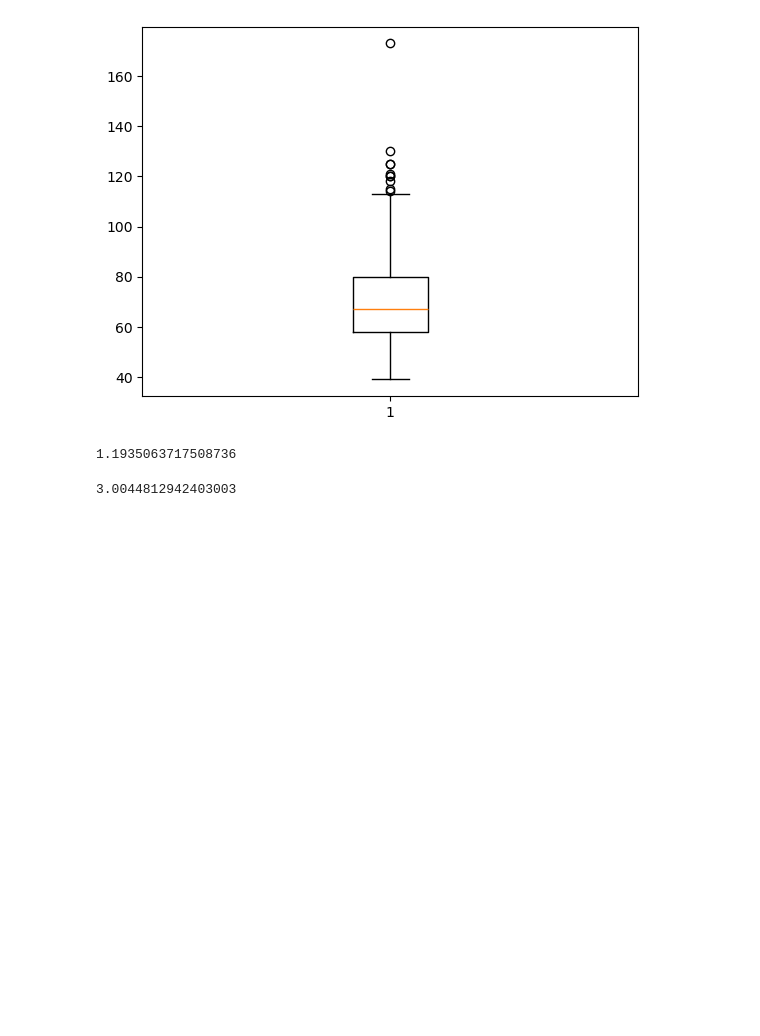
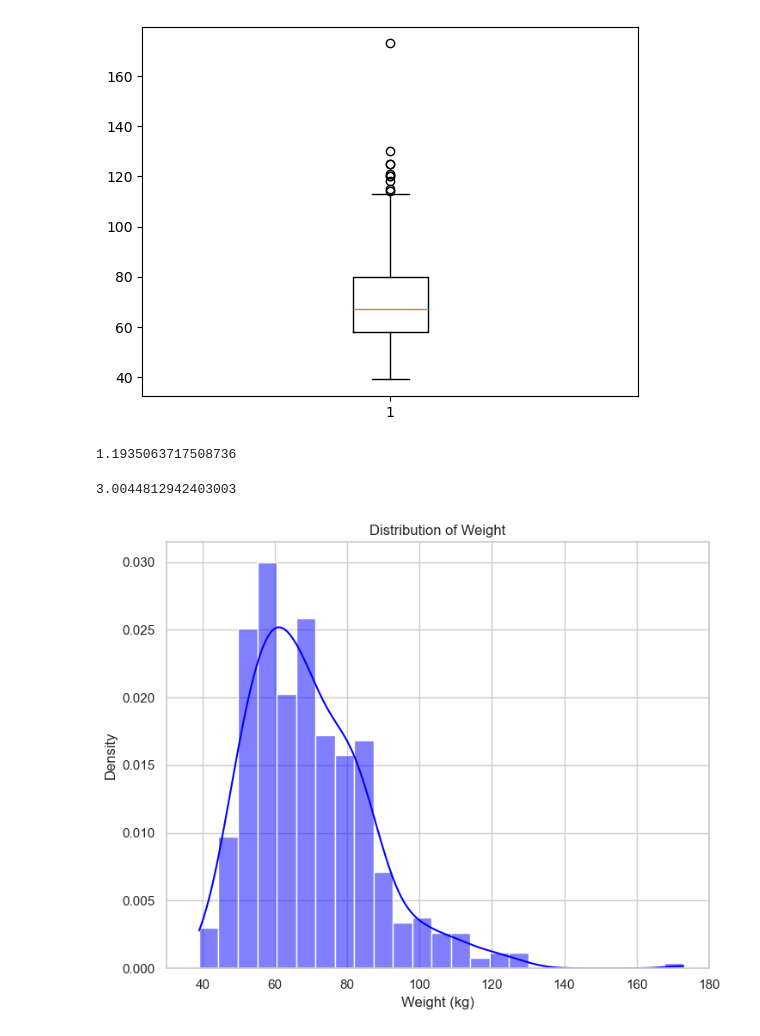
Before and after one commit to 2026365-EduardoFlach/Statistical-Techniques-for-Data-AnalysisSep26, a Jupyter notebook: Obesitydataset.ipynb, the cells around one changed output. Drawn from its saved outputs; the diff is of its cells as text; code cells hidden in the pictures; blank space fills up the shorter version.

```diff
--- a/Obesitydataset.ipynb
+++ b/Obesitydataset.ipynb
@@ -257,3 +257,26 @@ df_raw['Weight'].skew()
 df_raw['Weight'].kurt()
 # %% [output]
 3.0044812942403003
+# %%
+import seaborn as sns
+import matplotlib.pyplot as plt
+
+# Set the style of the visualizations
+sns.set(style="whitegrid")
+
+# Create a figure with separate plots
+plt.figure(figsize=(14, 6))
+
+# Plot for Weight
+plt.subplot(1, 2, 1)  # (rows, columns, panel number)
+sns.histplot(df_raw['Weight'], bins=25, kde=True, color='blue', stat="density")
+plt.title('Distribution of Weight')
+plt.xlabel('Weight (kg)')
+plt.ylabel('Density')
+plt.xlim(30, 180)  # Adjust x-axis limits for better visualization
+
+# Show the plots
+plt.tight_layout()
+plt.show()
+# %% [output]
+[figure, added]
```
Also changed, not shown: parts of 9 cells of this notebook, 2 other files.
